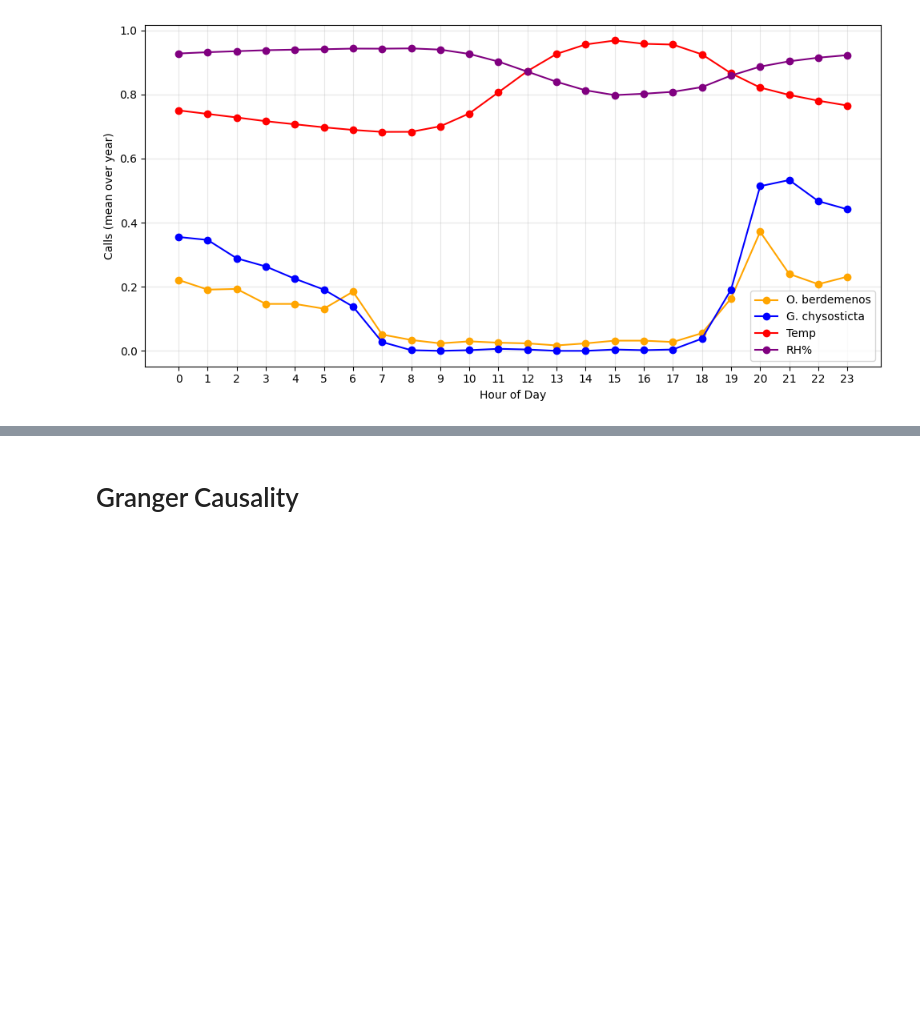
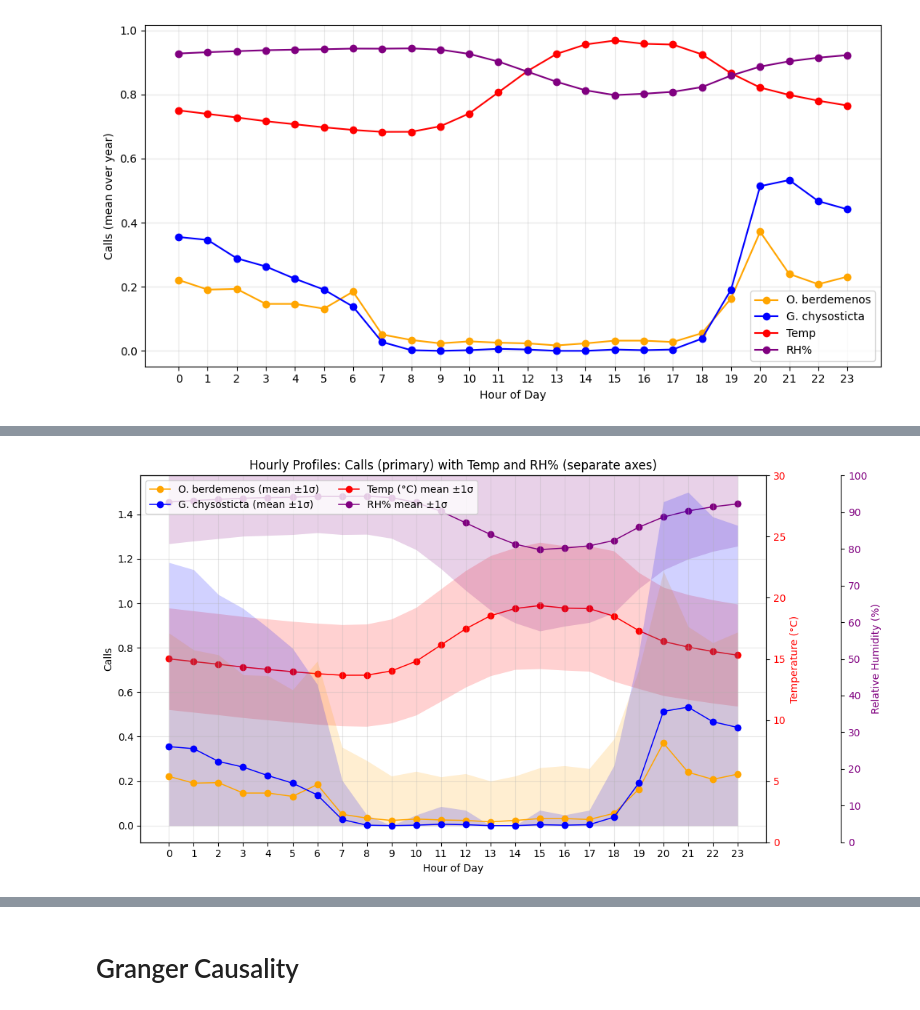
Before and after one commit to ash2d/yungas_aruna, a Jupyter notebook: Gastros_helechos/Granger_causality/Granger.ipynb, the cells around one changed output, grey strips where cells are left out. Cells and saved outputs as stored; diff of their text form; code cells hidden in the pictures; blank space fills up the shorter version.

```diff
--- a/Gastros_helechos/Granger_causality/Granger.ipynb
+++ b/Gastros_helechos/Granger_causality/Granger.ipynb
@@ -211,0 +262,77 @@ hourly_stats = stats  # store full mean/std (unscaled) for later use
+# %%
+# Hourly mean with ±1 std ribbons
+# Temp axis forced to 0–30 °C; RH% axis forced to 0–100 %.
+
+mean_temp = hourly_stats[('Temp','mean')]
+std_temp  = hourly_stats[('Temp','std')]
+
+mean_rh = hourly_stats[('RH%','mean')]
+std_rh  = hourly_stats[('RH%','std')]
+
+mean_o = hourly_stats[('Oreobates berdemenos','mean')]
+std_o  = hourly_stats[('Oreobates berdemenos','std')]
+
+mean_g = hourly_stats[('Gastrotheca chysosticta','mean')]
+std_g  = hourly_stats[('Gastrotheca chysosticta','std')]
+
+hours = hourly_stats.index
+
+if 'colors' not in globals():
+    colors = {
+        'Oreobates berdemenos': 'orange',
+        'Gastrotheca chysosticta': 'blue',
+        'Temp': 'red',
+        'RH%': 'purple'
+    }
+
+fig_hour_std, ax_calls = plt.subplots(figsize=(11,6))
+
+def ribbon(ax, x, m, s, label, color, floor_zero=False, **plot_kw):
+    lower = m - s
+    upper = m + s
+    if floor_zero:
+        lower = lower.clip(lower=0)
+    ax.fill_between(x, lower, upper, color=color, alpha=0.18, linewidth=0)
+    line = ax.plot(x, m, marker='o', color=color, label=label, linewidth=1.1, **plot_kw)[0]
+    return line
+
+# Primary axis: species counts
+l1 = ribbon(ax_calls, hours, mean_o, std_o, 'O. berdemenos (mean ±1σ)', colors['Oreobates berdemenos'], floor_zero=True)
+l2 = ribbon(ax_calls, hours, mean_g, std_g, 'G. chysosticta (mean ±1σ)', colors['Gastrotheca chysosticta'], floor_zero=True)
+
+ax_calls.set_xlabel('Hour of Day')
+ax_calls.set_ylabel('Calls')
+ax_calls.set_xticks(range(24))
+ax_calls.grid(alpha=0.3)
+
+# Secondary axis: Temperature (unscaled)
+ax_temp = ax_calls.twinx()
+l3 = ribbon(ax_temp, hours, mean_temp, std_temp, 'Temp (°C) mean ±1σ', colors['Temp'])
+ax_temp.set_ylabel('Temperature (°C)', color=colors['Temp'])
+ax_temp.tick_params(axis='y', labelcolor=colors['Temp'])
+ax_temp.set_ylim(0, 30)
+ax_temp.set_yticks(np.arange(0, 31, 5))
+
+# Tertiary axis: RH%
+ax_rh = ax_calls.twinx()
+ax_rh.spines['right'].set_position(('axes', 1.12))
+l4 = ribbon(ax_rh, hours, mean_rh, std_rh, 'RH% mean ±1σ', colors['RH%'])
+ax_rh.set_ylabel('Relative Humidity (%)', color=colors['RH%'])
+ax_rh.tick_params(axis='y', labelcolor=colors['RH%'])
+ax_rh.set_ylim(0, 100)
+ax_rh.set_yticks(np.arange(0, 101, 10))
+
+# Bring call axis to front
+ax_calls.set_zorder(10)
+ax_calls.patch.set_alpha(0)
+
+# Legend combined
+handles = [l1, l2, l3, l4]
+labels = [h.get_label() for h in handles]
+ax_calls.legend(handles, labels, ncol=2, loc='upper left')
+
+plt.title('Hourly Profiles: Calls (primary) with Temp and RH% (separate axes)')
+plt.tight_layout()
+plt.show()
+# %% [output]
+[figure, added]
```
Also changed, not shown: parts of 16 cells of this notebook, 16 other files.
